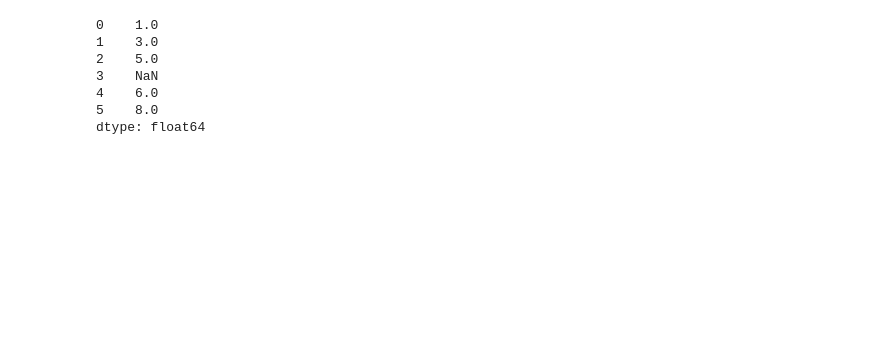
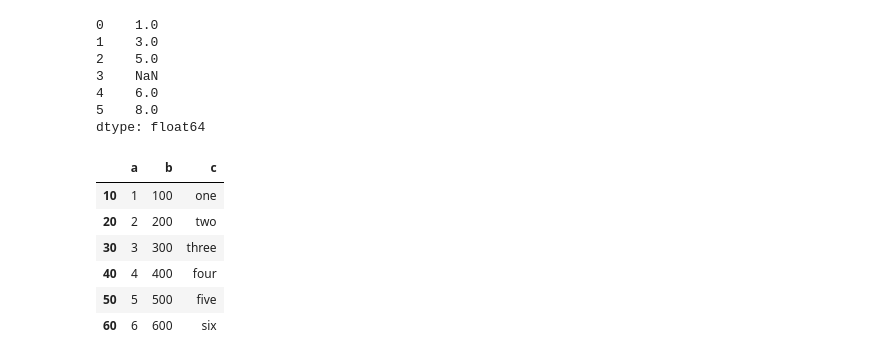
Before and after one commit to phy6geniuxGH/kaggle_notebooks, a Jupyter notebook: pyspark-learning.ipynb, the cells around one changed output. Saved outputs shown, nothing was run; the diff lists cells and outputs as text; code cells hidden in the pictures; blank space fills up the shorter version.

```diff
--- a/pyspark-learning.ipynb
+++ b/pyspark-learning.ipynb
@@ -377,3 +377,18 @@ print(s)
 4    6.0
 5    8.0
 dtype: float64
+# %%
+psdf = ps.DataFrame(
+    {'a': [1, 2, 3, 4, 5, 6],
+     'b': [100, 200, 300, 400, 500, 600],
+     'c': ["one", "two", "three", "four", "five", "six"]},
+    index=[10, 20, 30, 40, 50, 60])
+psdf
+# %% [output]
+|  | a | b | c |
+| 10 | 1 | 100 | one |
+| 20 | 2 | 200 | two |
+| 30 | 3 | 300 | three |
+| 40 | 4 | 400 | four |
+| 50 | 5 | 500 | five |
+| 60 | 6 | 600 | six |
```
Also changed, not shown: parts of 4 cells of this notebook.
